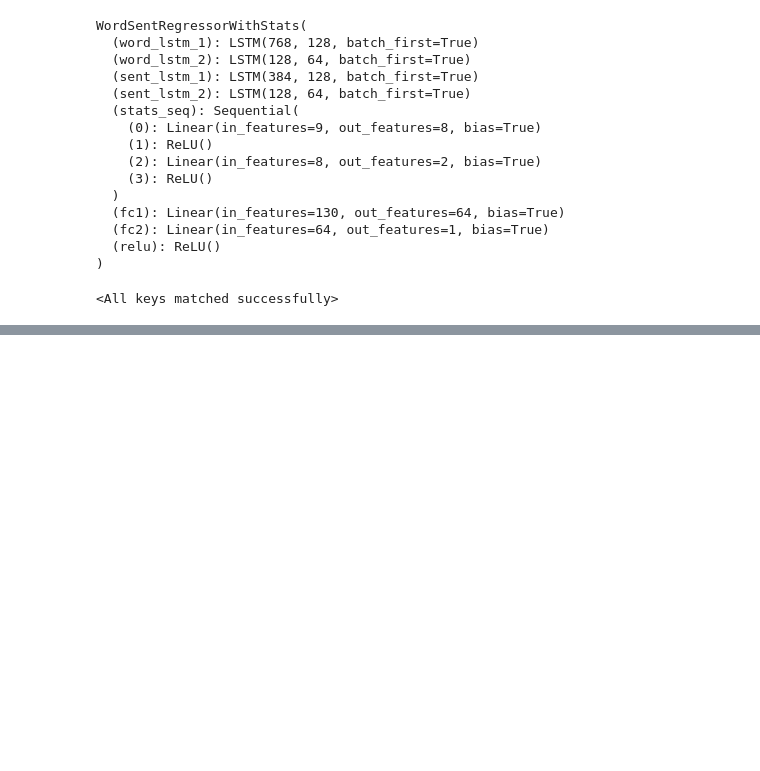
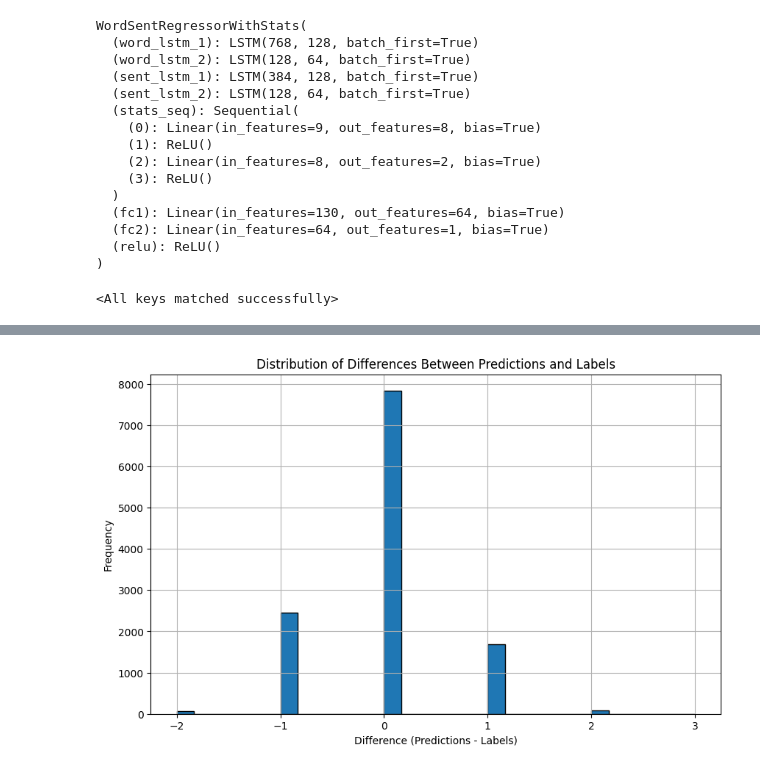
Before and after one commit to giridharmunagala/essay_scoring, a Jupyter notebook: stats_plus_dl_model.ipynb, the cells around one changed output, grey strips where cells are left out. Cells and saved outputs as stored; diff of their text form; code cells hidden in the pictures; blank space fills up the shorter version.

```diff
--- a/stats_plus_dl_model.ipynb
+++ b/stats_plus_dl_model.ipynb
@@ -242,0 +225,34 @@ tensor(2., device='cuda:0')
+# %%
+# Evaluate on the train dataset use Evaluator inference loop here for modification
+regressor_model.eval()
+train_predictions = list()
+labels = list()
+regressor_model.to("cuda")
+
+with torch.no_grad():
+    for batch in tqdm(train_dataloader):
+        word_embedded, sent_embedded, stats_features, targets = batch['word_embeddings'].to("cuda"), batch['sentence_embeddings'].to("cuda"), batch['stats_features'].to("cuda"), batch['labels'].to("cuda")
+        outputs = regressor_model(word_embedded, sent_embedded, stats_features)
+        # Rounding predictions to the nearest integer
+        outputs = torch.round(outputs)
+        train_predictions.extend(outputs.cpu().numpy())
+        labels.extend(targets.cpu().numpy())
+# %%
+# Identify where the model is making mistakes very far away from the actual label
+train_predictions_df = pd.DataFrame({'predictions':train_predictions, 'labels':labels})
+train_predictions_df['diff'] = train_predictions_df['predictions'] - train_predictions_df['labels']
+train_predictions_df.sort_values(by='diff', ascending=False)
+# Plotting the distribution of the differences
+import matplotlib.pyplot as plt
+
+# Plotting the distribution of the differences
+plt.figure(figsize=(10, 6))
+plt.hist(train_predictions_df['diff'], bins=30, edgecolor='black')
+plt.title('Distribution of Differences Between Predictions and Labels')
+plt.xlabel('Difference (Predictions - Labels)')
+plt.ylabel('Frequency')
+plt.grid(True)
+plt.show()
+# Plotting the distribution of the differences
+# %% [output]
+[figure, added]
```
Also changed, not shown: parts of 36 cells of this notebook, 2 other files.
